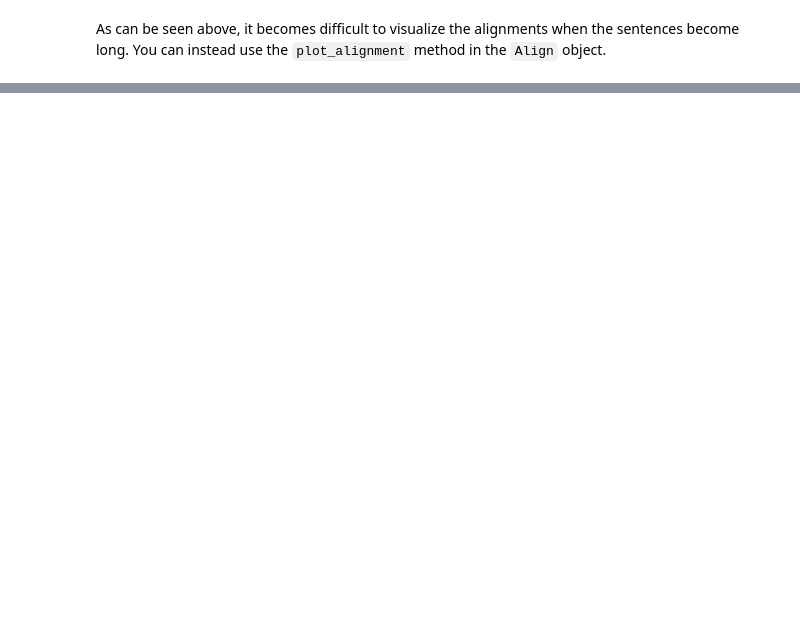
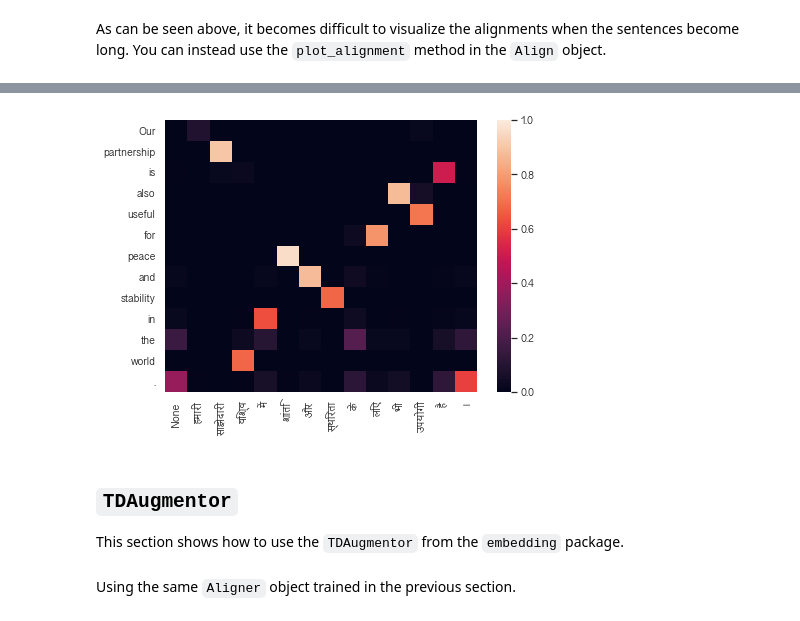
Before and after one commit to nikhilkmr300/indic-aug, a Jupyter notebook: example/example.ipynb, the cells around one changed output, grey strips where cells are left out. Drawn from its saved outputs; the diff is of its cells as text; code cells hidden in the pictures; blank space fills up the shorter version.

```diff
--- a/example/example.ipynb
+++ b/example/example.ipynb
@@ -243,0 +297,8 @@ aligner.plot_alignment('हमारी साझेदारी विश्व
+# %%
+aligner.plot_alignment(src3, tgt3, 'Devanagari Sangam MN', figsize=(7, 5))
+# %% [output]
+[figure, added]
+# %% [markdown]
+## `TDAugmentor`
+
+This section shows how to use the `TDAugmentor` from the `embedding` package.
@@ -243,0 +308,2 @@ aligner.plot_alignment('हमारी साझेदारी विश्व
+# %% [markdown]
+Using the same `Aligner` object trained in the previous section.
```
Also changed, not shown: parts of 33 cells of this notebook, 9 other files.
